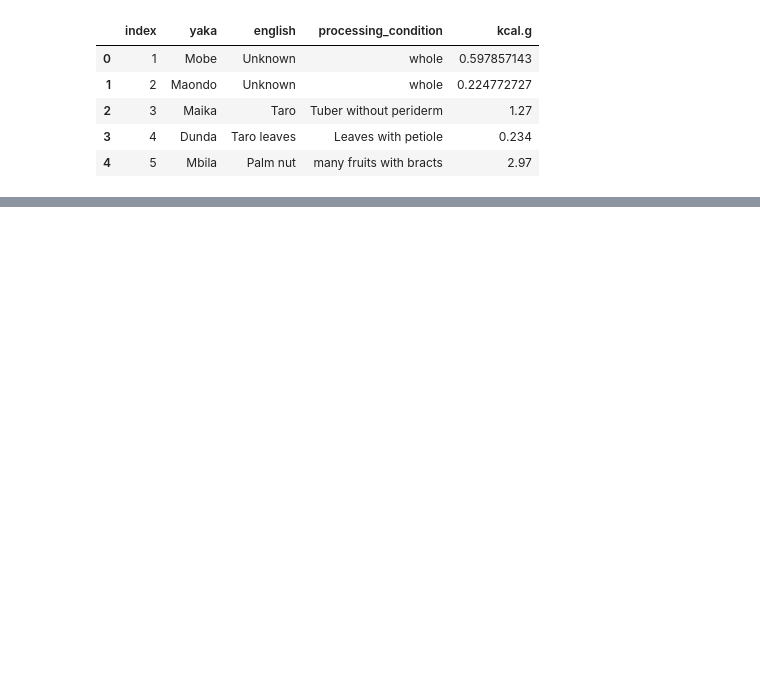
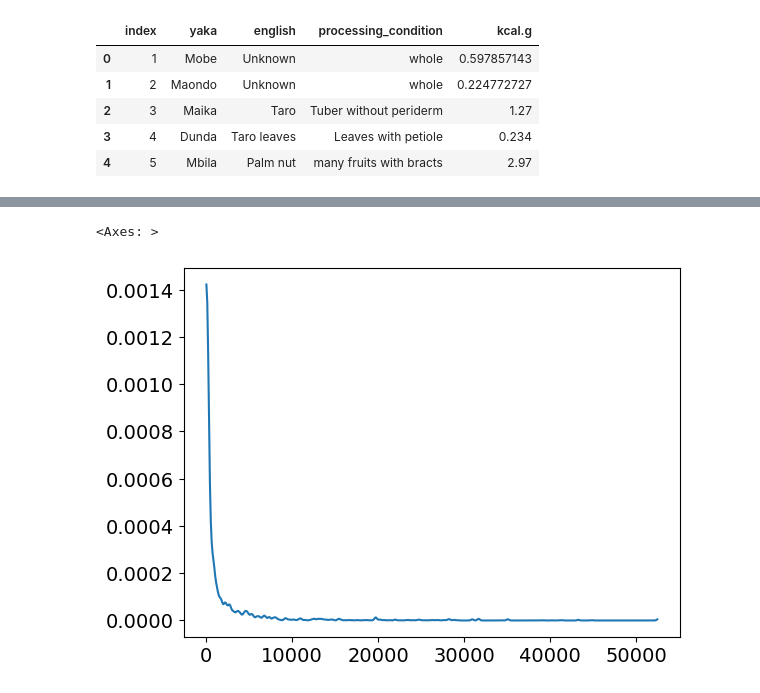
Before and after one commit to ErikRingen/foraging_returns, a Jupyter notebook: docs/EDA.ipynb, the cells around one changed output, grey strips where cells are left out. Saved outputs shown, nothing was run; the diff lists cells and outputs as text; code cells hidden in the pictures; blank space fills up the shorter version.

```diff
--- a/docs/EDA.ipynb
+++ b/docs/EDA.ipynb
@@ -87,0 +174,7 @@ df_merged.head()
+# %%
+df_merged['kcal'] = df_merged['kcal.g'] * df_merged['net_food_weight_gram']
+
+az.plot_dist(df_merged['kcal'])
+# %% [output]
+<Axes: >
+[figure, added]
```
Also changed, not shown: parts of 16 cells of this notebook.
